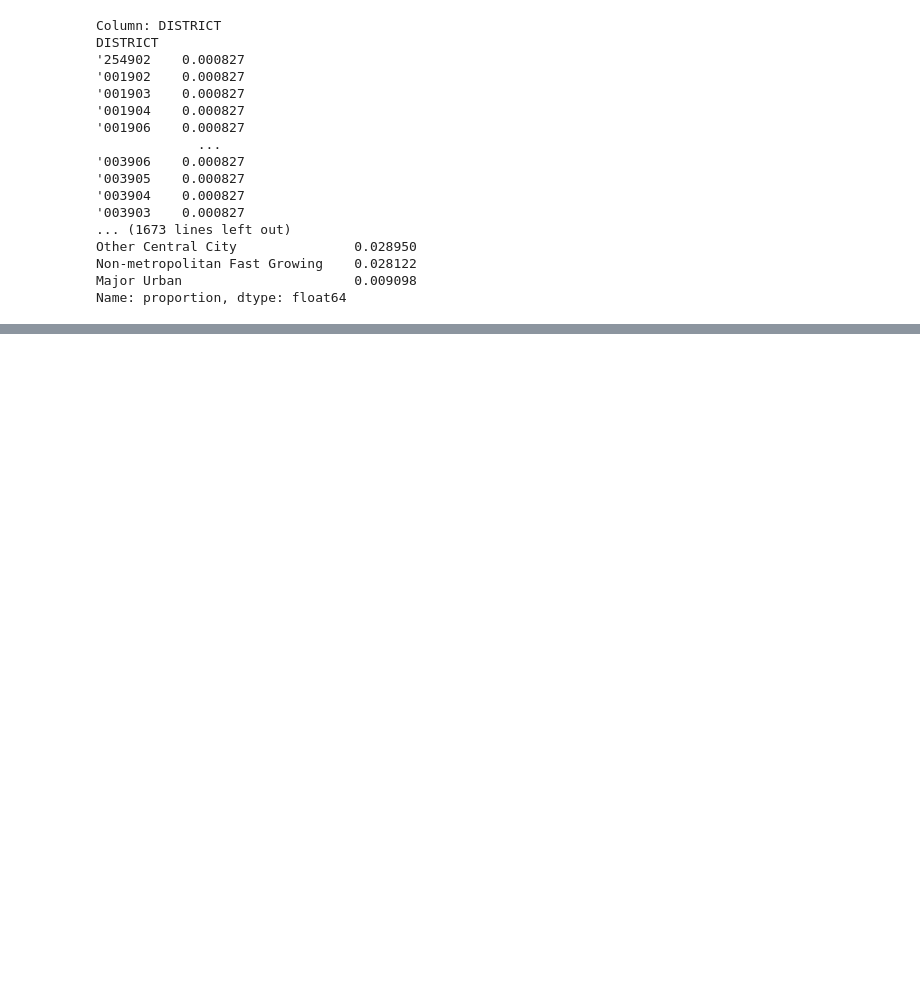
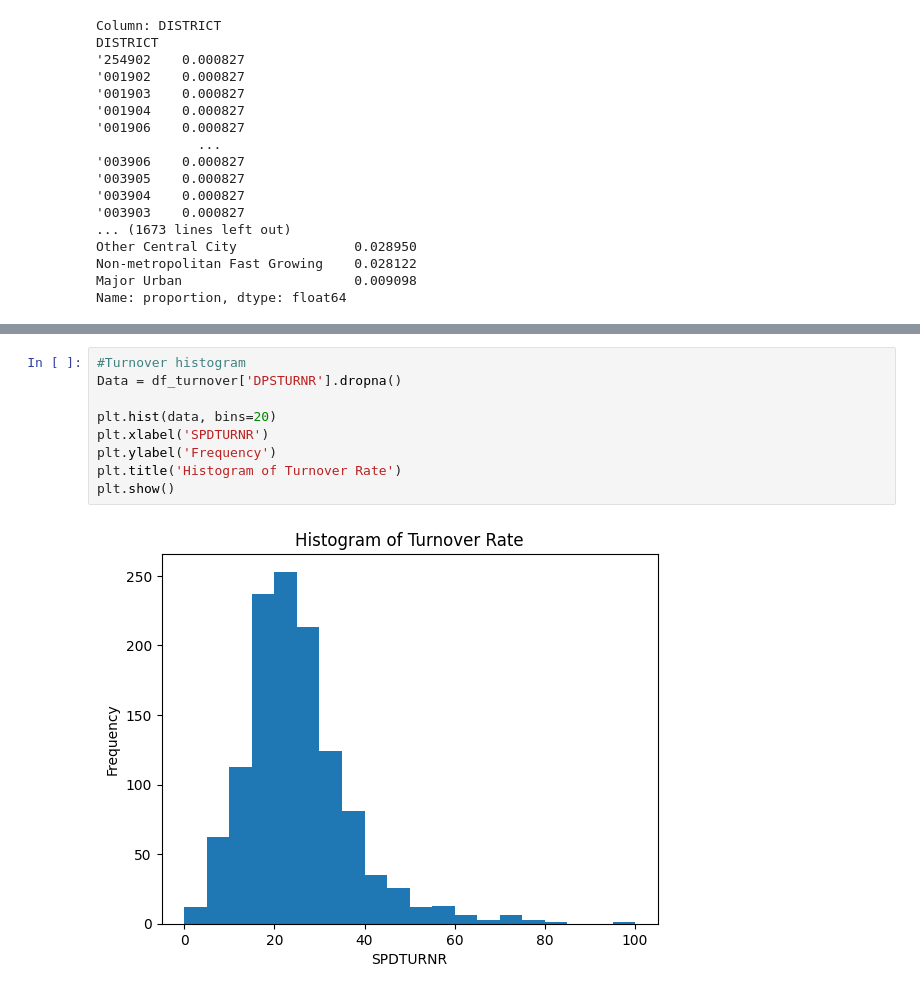
Before and after one commit to farahmandzohreh9-netizen/Zora, a Jupyter notebook: ADTA_5230_Final_Project.ipynb, the cells around one changed output, grey strips where cells are left out. Cells and saved outputs as stored; diff of their text form; blank space fills up the shorter version.

```diff
--- a/ADTA_5230_Final_Project.ipynb
+++ b/ADTA_5230_Final_Project.ipynb
@@ -173,0 +308,11 @@ Name: proportion, dtype: float64
+# %%
+#Turnover histogram
+Data = df_turnover['DPSTURNR'].dropna()
+
+plt.hist(data, bins=20)
+plt.xlabel('SPDTURNR')
+plt.ylabel('Frequency')
+plt.title('Histogram of Turnover Rate')
+plt.show()
+# %% [output]
+[figure, added]
```
Also changed, not shown: parts of 22 cells of this notebook.
